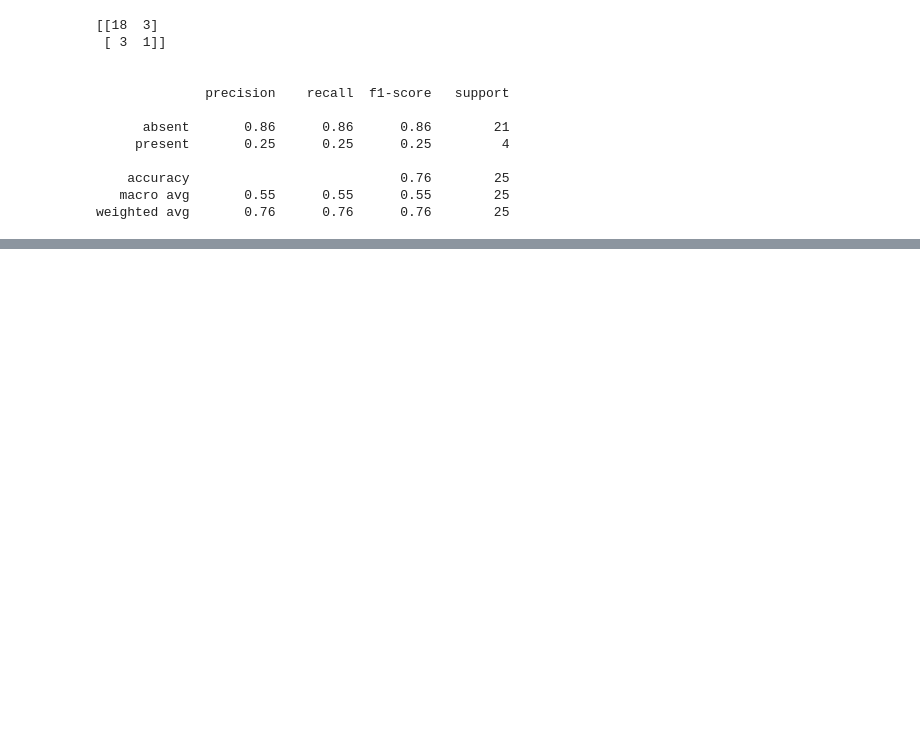
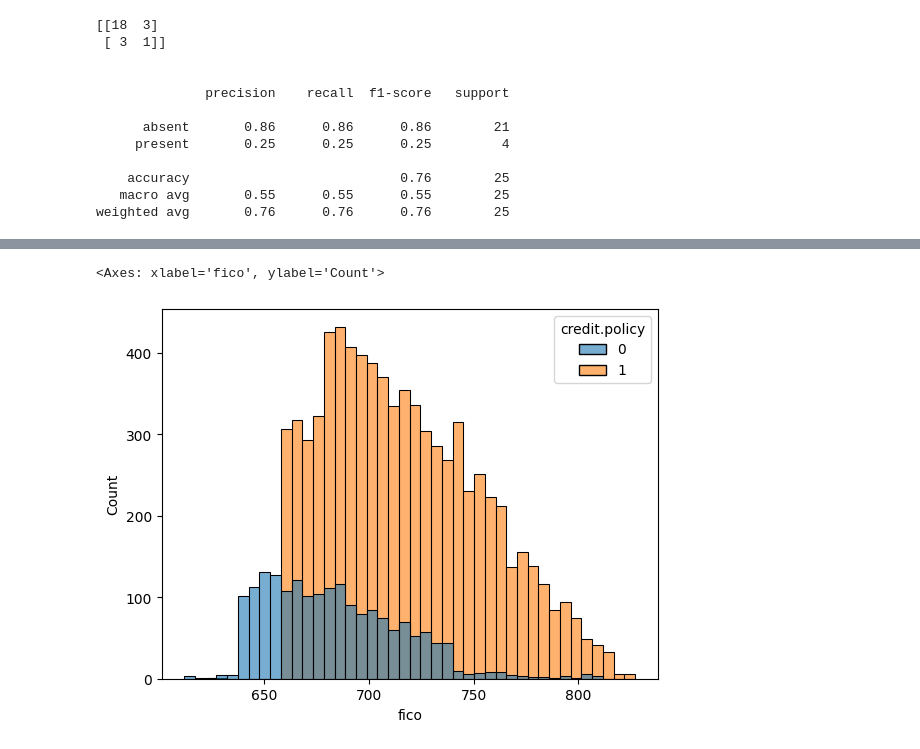
Before and after one commit to yeesem/Machine-Learning, a Jupyter notebook: Decision_Tree_and_Random_Forest.ipynb, the cells around one changed output, grey strips where cells are left out. Drawn from its saved outputs; the diff is of its cells as text; code cells hidden in the pictures; blank space fills up the shorter version.

```diff
--- a/Decision_Tree_and_Random_Forest.ipynb
+++ b/Decision_Tree_and_Random_Forest.ipynb
@@ -134,0 +187,5 @@ weighted avg       0.76      0.76      0.76        25
+# %%
+sns.histplot(x='fico',data=loans,hue = 'credit.policy',alpha=0.6)
+# %% [output]
+<Axes: xlabel='fico', ylabel='Count'>
+[figure, added]
```
Also changed, not shown: parts of 39 cells of this notebook.
